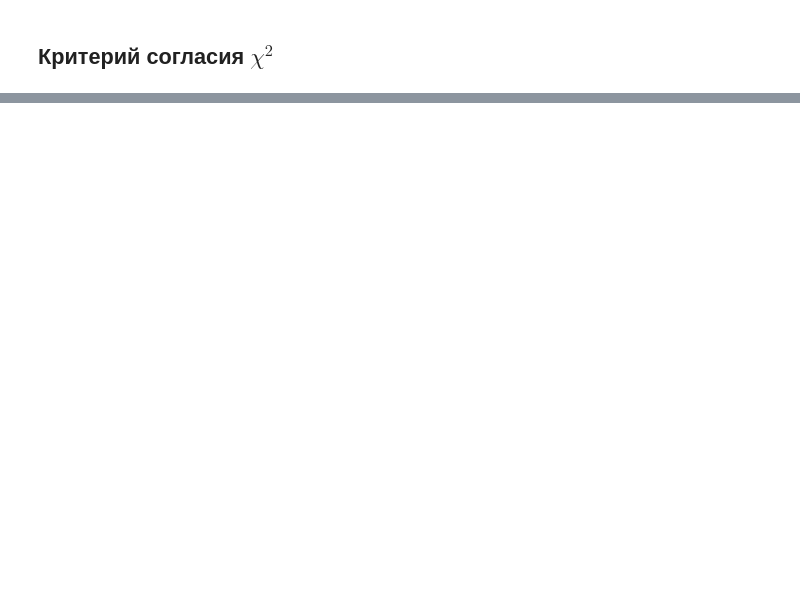
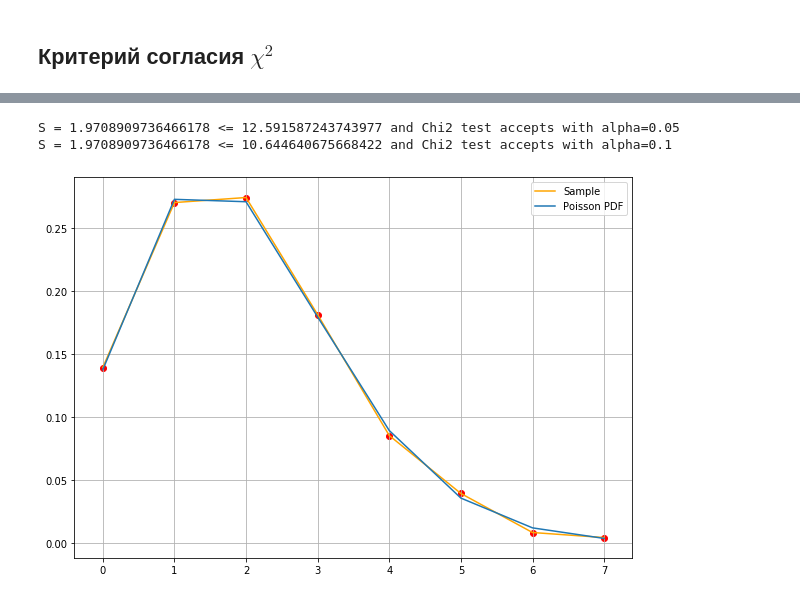
Before and after one commit to NikitaYurasov/Mathematical-statistics, a Jupyter notebook: ДЗ4.ipynb, the cells around one changed output, grey strips where cells are left out. Saved outputs shown, nothing was run; the diff lists cells and outputs as text; code cells hidden in the pictures; blank space fills up the shorter version.

```diff
--- a/ДЗ4.ipynb
+++ b/ДЗ4.ipynb
@@ -182,0 +261,10 @@ S = 22.418531339910476 <= 13.36156613651173 and Chi2 test rejects with alpha=0.1
+# %%
+mu = 2
+n = 1000
+alpha_list = [0.05, 0.1]
+poisson_sample_for_complicated_Chi2_test = pst.random_poisson(mu, n)
+complicated_chi2_test(poisson_sample_for_complicated_Chi2_test, alpha_list, [mu], 'poisson', 1, 'Images/Compl_C2_Poisson.pdf', 'Text/Compl_C2_Poisson.txt')
+# %% [output]
+S = 1.9708909736466178 <= 12.591587243743977 and Chi2 test accepts with alpha=0.05
+S = 1.9708909736466178 <= 10.644640675668422 and Chi2 test accepts with alpha=0.1
+[figure, added]
```
Also changed, not shown: parts of 13 cells of this notebook.
